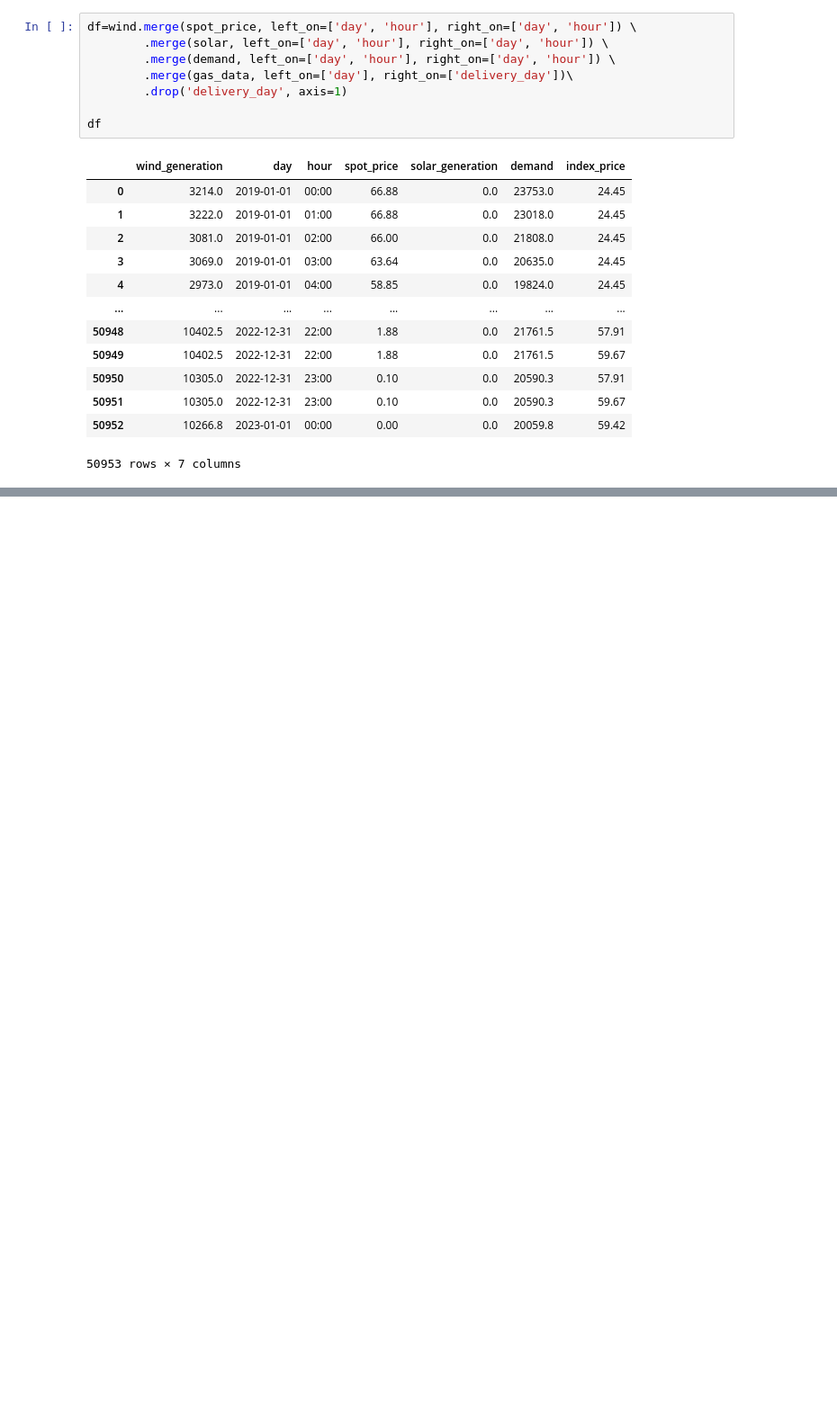
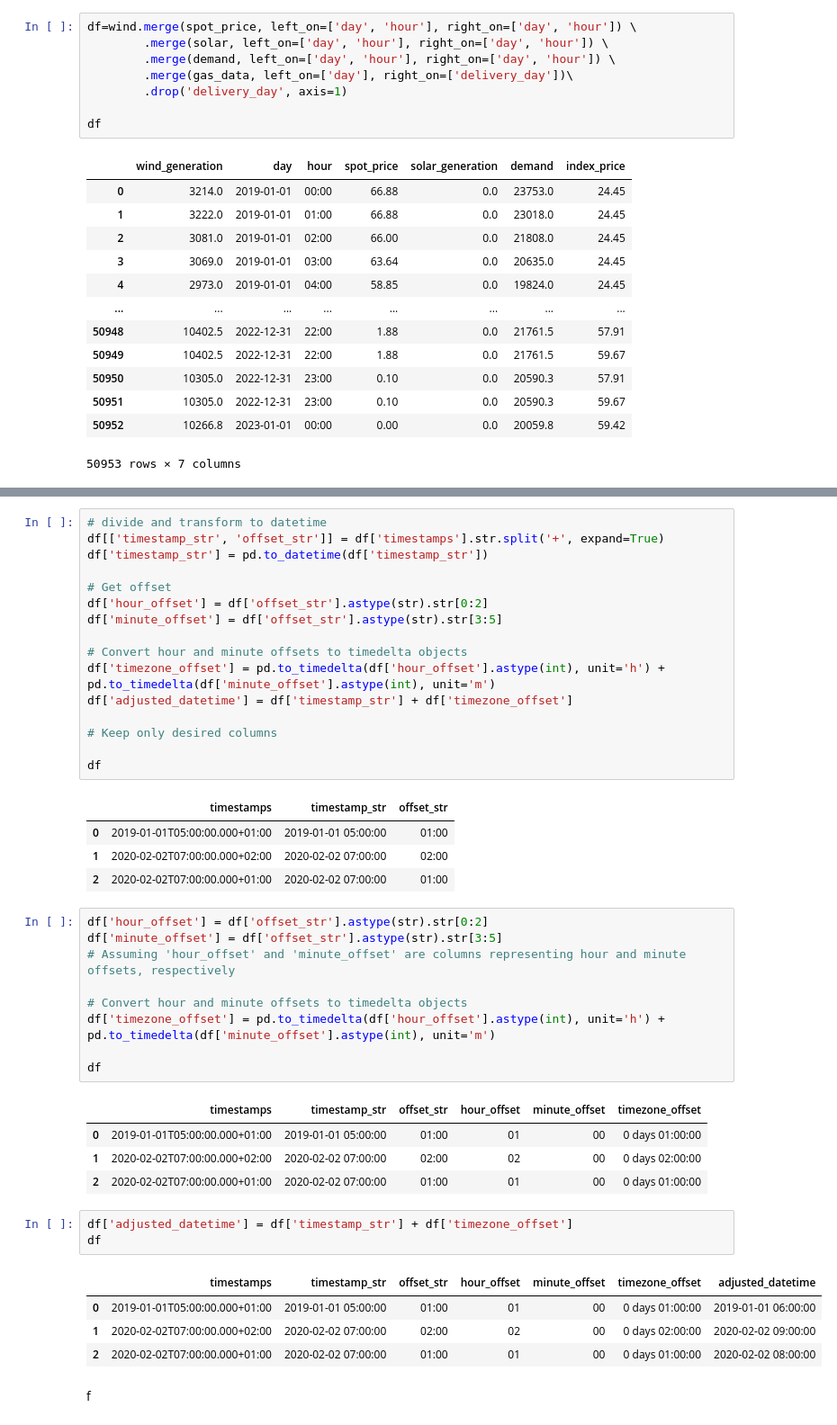
Before and after one commit to adebu/Day-Ahead-Market-Price-Forecast, a Jupyter notebook: gather_data/test_connection.ipynb, the cells around one changed output, grey strips where cells are left out. Shown: that part at 90% size. Cells and saved outputs as stored; diff of their text form; blank space fills up the shorter version.

```diff
--- a/test_connection.ipynb
+++ b/gather_data/test_connection.ipynb
@@ -344,0 +403,45 @@ df
+# %%
+# divide and transform to datetime
+df[['timestamp_str', 'offset_str']] = df['timestamps'].str.split('+', expand=True)
+df['timestamp_str'] = pd.to_datetime(df['timestamp_str'])
+
+# Get offset
+df['hour_offset'] = df['offset_str'].astype(str).str[0:2]
+df['minute_offset'] = df['offset_str'].astype(str).str[3:5]
+
+# Convert hour and minute offsets to timedelta objects
+df['timezone_offset'] = pd.to_timedelta(df['hour_offset'].astype(int), unit='h') + pd.to_timedelta(df['minute_offset'].astype(int), unit='m')
+df['adjusted_datetime'] = df['timestamp_str'] + df['timezone_offset']
+
+# Keep only desired columns
+
+df
+# %% [output]
+|  | timestamps | timestamp_str | offset_str |
+| 0 | 2019-01-01T05:00:00.000+01:00 | 2019-01-01 05:00:00 | 01:00 |
+| 1 | 2020-02-02T07:00:00.000+02:00 | 2020-02-02 07:00:00 | 02:00 |
+| 2 | 2020-02-02T07:00:00.000+01:00 | 2020-02-02 07:00:00 | 01:00 |
+# %%
+df['hour_offset'] = df['offset_str'].astype(str).str[0:2]
+df['minute_offset'] = df['offset_str'].astype(str).str[3:5]
+# Assuming 'hour_offset' and 'minute_offset' are columns representing hour and minute offsets, respectively
+
+# Convert hour and minute offsets to timedelta objects
+df['timezone_offset'] = pd.to_timedelta(df['hour_offset'].astype(int), unit='h') + pd.to_timedelta(df['minute_offset'].astype(int), unit='m')
+
+df
+# %% [output]
+|  | timestamps | timestamp_str | offset_str | hour_offset | minute_offset | timezone_offset |
+| 0 | 2019-01-01T05:00:00.000+01:00 | 2019-01-01 05:00:00 | 01:00 | 01 | 00 | 0 days 01:00:00 |
+| 1 | 2020-02-02T07:00:00.000+02:00 | 2020-02-02 07:00:00 | 02:00 | 02 | 00 | 0 days 02:00:00 |
+| 2 | 2020-02-02T07:00:00.000+01:00 | 2020-02-02 07:00:00 | 01:00 | 01 | 00 | 0 days 01:00:00 |
+# %%
+df['adjusted_datetime'] = df['timestamp_str'] + df['timezone_offset']
+df
+# %% [output]
+|  | timestamps | timestamp_str | offset_str | hour_offset | minute_offset | timezone_offset | adjusted_datetime |
+| 0 | 2019-01-01T05:00:00.000+01:00 | 2019-01-01 05:00:00 | 01:00 | 01 | 00 | 0 days 01:00:00 | 2019-01-01 06:00:00 |
+| 1 | 2020-02-02T07:00:00.000+02:00 | 2020-02-02 07:00:00 | 02:00 | 02 | 00 | 0 days 02:00:00 | 2020-02-02 09:00:00 |
+| 2 | 2020-02-02T07:00:00.000+01:00 | 2020-02-02 07:00:00 | 01:00 | 01 | 00 | 0 days 01:00:00 | 2020-02-02 08:00:00 |
+# %% [markdown]
+f
```
Also changed, not shown: parts of 6 cells of this notebook, 5 other files.
